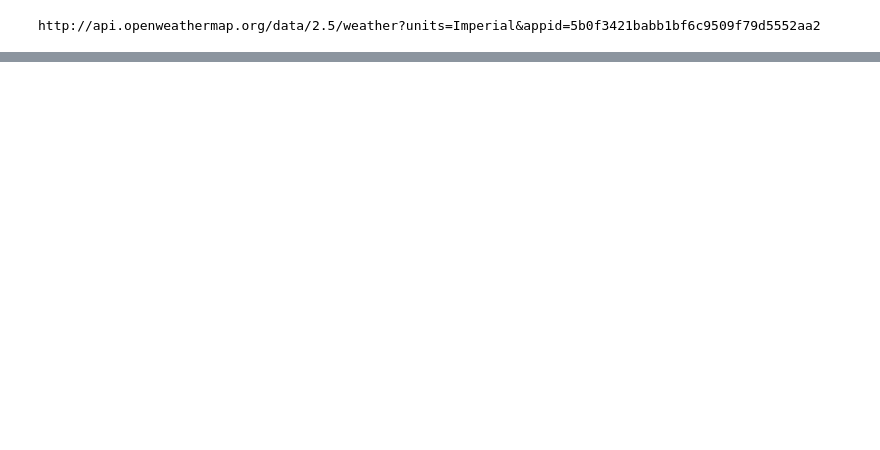
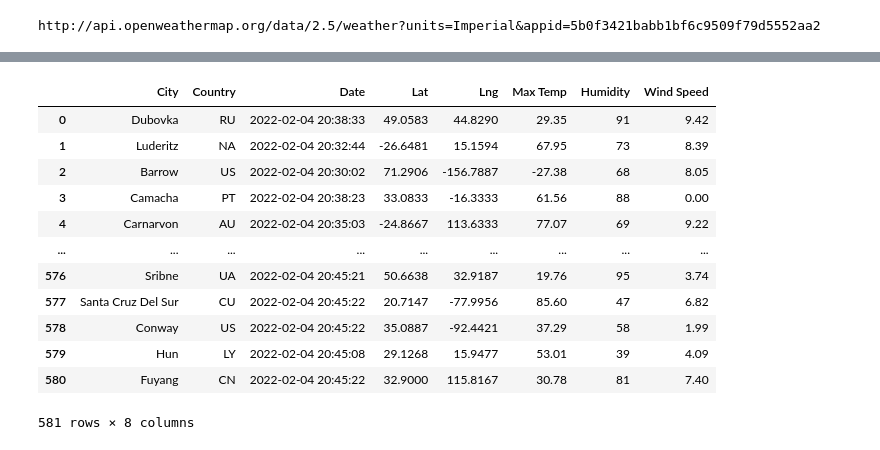
Before and after one commit to KdotGhai/World_Weather_Analysis, a Jupyter notebook: WeatherPy.ipynb, the cells around one changed output, grey strips where cells are left out. Saved outputs shown, nothing was run; the diff lists cells and outputs as text; code cells hidden in the pictures; blank space fills up the shorter version.

```diff
--- a/WeatherPy.ipynb
+++ b/WeatherPy.ipynb
@@ -68,0 +301,19 @@ http://api.openweathermap.org/data/2.5/weather?units=Imperial&appid=5b0f3421babb
+# %%
+# Reorder columns
+new_column_order= ['City','Country','Date','Lat','Lng','Max Temp','Humidity','Wind Speed']
+city_data_df = city_data_df[new_column_order]
+city_data_df
+# %% [output]
+|  | City | Country | Date | Lat | Lng | Max Temp | Humidity | Wind Speed |
+| 0 | Dubovka | RU | 2022-02-04 20:38:33 | 49.0583 | 44.8290 | 29.35 | 91 | 9.42 |
+| 1 | Luderitz | NA | 2022-02-04 20:32:44 | -26.6481 | 15.1594 | 67.95 | 73 | 8.39 |
+| 2 | Barrow | US | 2022-02-04 20:30:02 | 71.2906 | -156.7887 | -27.38 | 68 | 8.05 |
+| 3 | Camacha | PT | 2022-02-04 20:38:23 | 33.0833 | -16.3333 | 61.56 | 88 | 0.00 |
+| 4 | Carnarvon | AU | 2022-02-04 20:35:03 | -24.8667 | 113.6333 | 77.07 | 69 | 9.22 |
+| ... | ... | ... | ... | ... | ... | ... | ... | ... |
+| 576 | Sribne | UA | 2022-02-04 20:45:21 | 50.6638 | 32.9187 | 19.76 | 95 | 3.74 |
+| 577 | Santa Cruz Del Sur | CU | 2022-02-04 20:45:22 | 20.7147 | -77.9956 | 85.60 | 47 | 6.82 |
+| 578 | Conway | US | 2022-02-04 20:45:22 | 35.0887 | -92.4421 | 37.29 | 58 | 1.99 |
+| 579 | Hun | LY | 2022-02-04 20:45:08 | 29.1268 | 15.9477 | 53.01 | 39 | 4.09 |
+| 580 | Fuyang | CN | 2022-02-04 20:45:22 | 32.9000 | 115.8167 | 30.78 | 81 | 7.40 |
+581 rows × 8 columns
```
Also changed, not shown: parts of 21 cells of this notebook, 3 other files.
